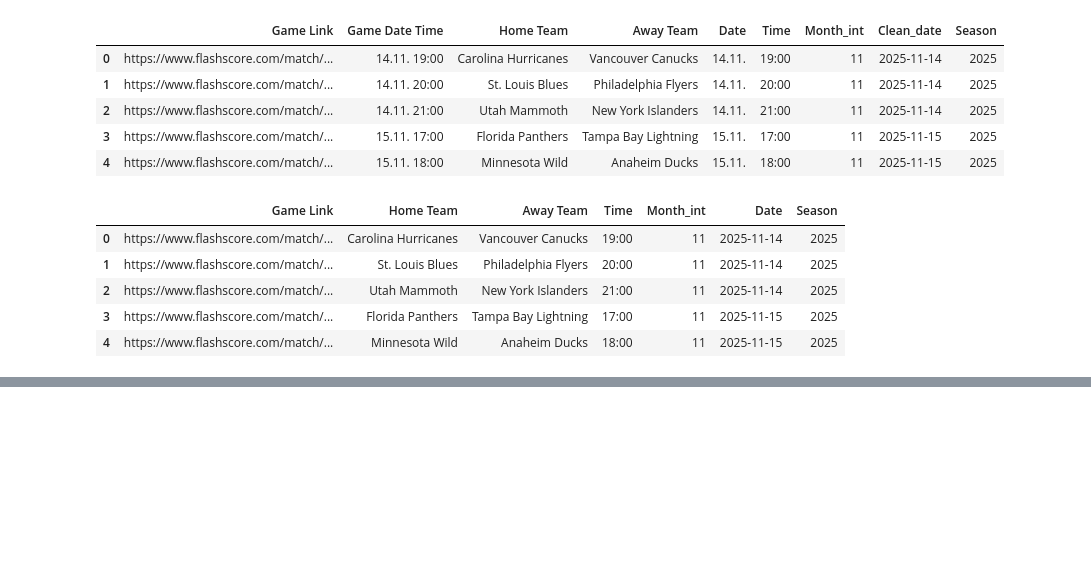
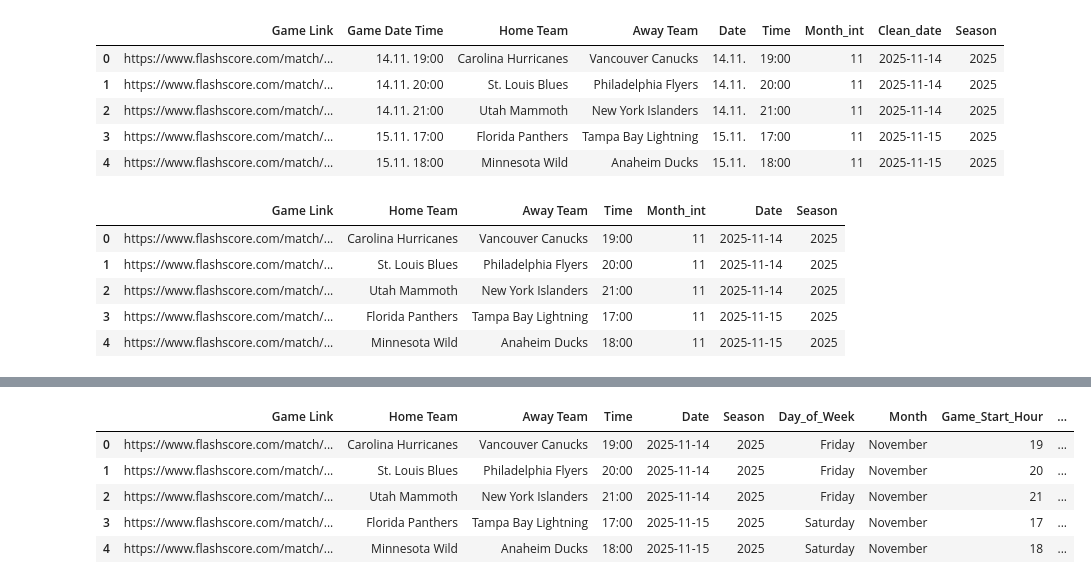
Before and after one commit to emmettd247/SportOnIce, a Jupyter notebook: get_upcoming_games.ipynb, the cells around one changed output, grey strips where cells are left out. Cells and saved outputs as stored; diff of their text form; code cells hidden in the pictures; blank space fills up the shorter version.

Commit message:
Bulk Update
Need to figure out how to easily reconstruct the cols needed to run predict on my newest game records. Or I could append these records to the final df or something.

```diff
--- a/get_upcoming_games.ipynb
+++ b/get_upcoming_games.ipynb
@@ -183,0 +182,9 @@ df.head()
+# %%
+# add day of week and month cols
+df['Day_of_Week'] = df['Date'].dt.day_name()
+df['Month'] = df['Date'].dt.month_name()
+
+# drop month int
+df = df.drop('Month_int', axis=1)
+
+df.head()
@@ -183,0 +198,4 @@ df.head()
+# %%
+# split out hour part of time and get histogram of game start hours
+df['Game_Start_Hour'] = df['Time'].str.split(':').str[0].astype(int)
+df.head()
@@ -183,0 +209,21 @@ df.head()
+# %%
+# classify game time start hour
+def classify_start_hour(hour):
+    if 2 <= hour < 15:
+        return 'Early'
+    elif 15 <= hour < 20:
+        return 'Mid'
+    elif 20 <= hour < 24 or hour <= 1:
+        return 'Late'
+    else:
+        return 'Unknown'
+
+df['Start_Hour_Group'] = df['Game_Start_Hour'].apply(classify_start_hour)
+df.head()
+# %% [output]
+|  | Game Link | Home Team | Away Team | Time | Date | Season | Day_of_Week | Month | Game_Start_Hour | ... |
+| 0 | https://www.flashscore.com/match/... | Carolina Hurricanes | Vancouver Canucks | 19:00 | 2025-11-14 | 2025 | Friday | November | 19 | ... |
+| 1 | https://www.flashscore.com/match/... | St. Louis Blues | Philadelphia Flyers | 20:00 | 2025-11-14 | 2025 | Friday | November | 20 | ... |
+| 2 | https://www.flashscore.com/match/... | Utah Mammoth | New York Islanders | 21:00 | 2025-11-14 | 2025 | Friday | November | 21 | ... |
+| 3 | https://www.flashscore.com/match/... | Florida Panthers | Tampa Bay Lightning | 17:00 | 2025-11-15 | 2025 | Saturday | November | 17 | ... |
+| 4 | https://www.flashscore.com/match/... | Minnesota Wild | Anaheim Ducks | 18:00 | 2025-11-15 | 2025 | Saturday | November | 18 | ... |
```
Also changed, not shown: parts of 10 cells of this notebook, 9 other files.
